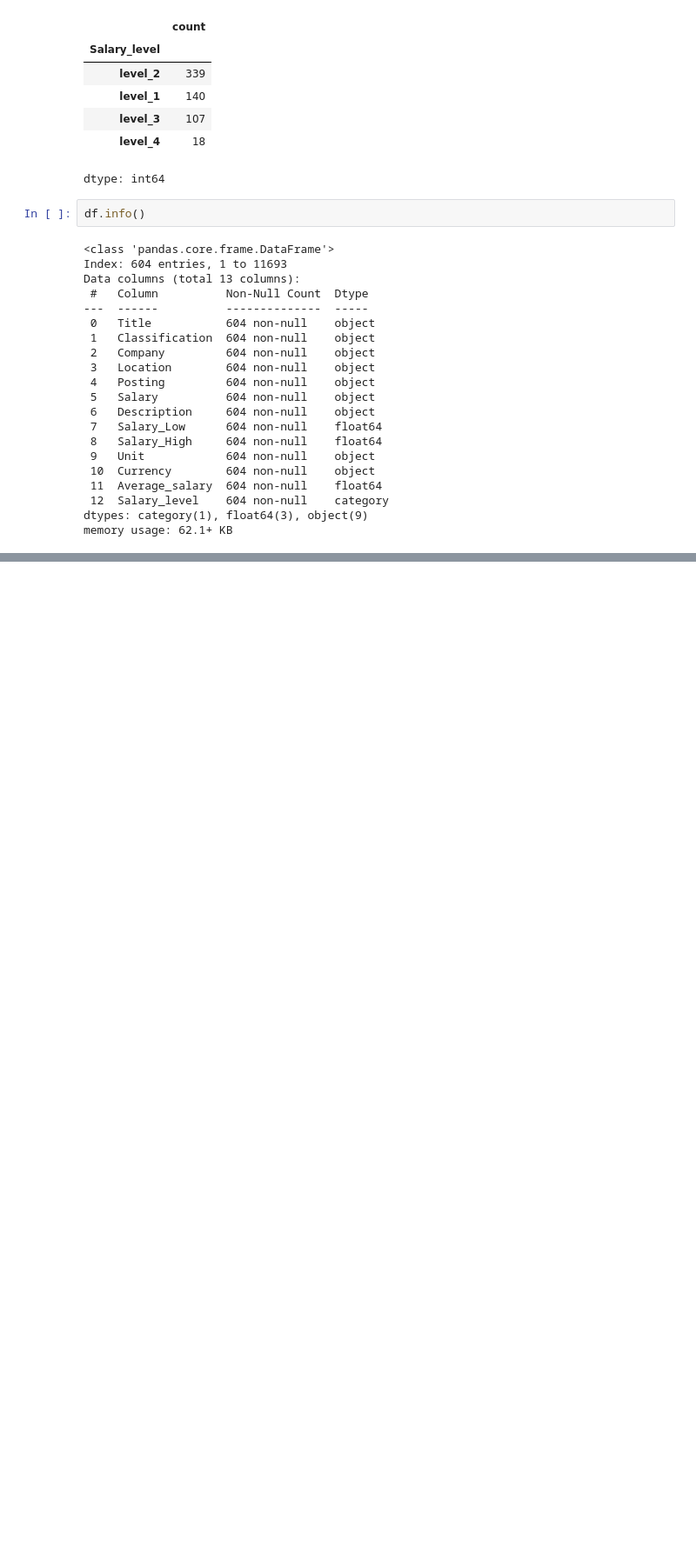
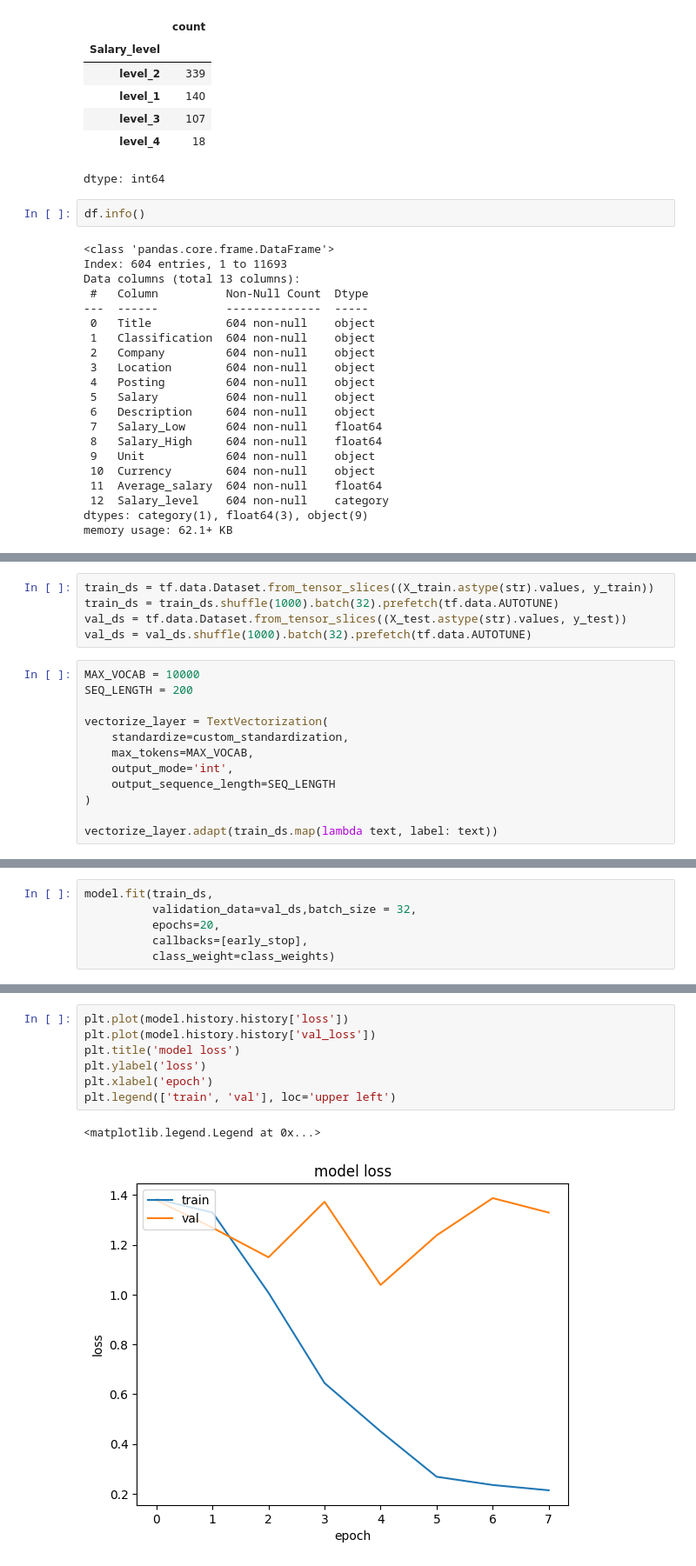
Before and after one commit to Jasman123/Web_scraping_and_Job_Analyze, a Jupyter notebook: Github_Project_WebScraping_Cities_featues.ipynb, the cells around one changed output, grey strips where cells are left out. Shown: that part at 87% size. Saved outputs shown, nothing was run; the diff lists cells and outputs as text; blank space fills up the shorter version.

```diff
--- a/Github_Project_WebScraping_Cities_featues.ipynb
+++ b/Github_Project_WebScraping_Cities_featues.ipynb
@@ -339,0 +263,17 @@ weighted avg       0.56      0.54      0.54       121
+# %%
+train_ds = tf.data.Dataset.from_tensor_slices((X_train.astype(str).values, y_train))
+train_ds = train_ds.shuffle(1000).batch(32).prefetch(tf.data.AUTOTUNE)
+val_ds = tf.data.Dataset.from_tensor_slices((X_test.astype(str).values, y_test))
+val_ds = val_ds.shuffle(1000).batch(32).prefetch(tf.data.AUTOTUNE)
+# %%
+MAX_VOCAB = 10000
+SEQ_LENGTH = 200
+
+vectorize_layer = TextVectorization(
+    standardize=custom_standardization,
+    max_tokens=MAX_VOCAB,
+    output_mode='int',
+    output_sequence_length=SEQ_LENGTH
+)
+
+vectorize_layer.adapt(train_ds.map(lambda text, label: text))
@@ -339,0 +320,6 @@ weighted avg       0.56      0.54      0.54       121
+# %%
+model.fit(train_ds,
+          validation_data=val_ds,batch_size = 32,
+          epochs=20,
+          callbacks=[early_stop],
+          class_weight=class_weights)
@@ -339,0 +344,10 @@ weighted avg       0.56      0.54      0.54       121
+# %%
+plt.plot(model.history.history['loss'])
+plt.plot(model.history.history['val_loss'])
+plt.title('model loss')
+plt.ylabel('loss')
+plt.xlabel('epoch')
+plt.legend(['train', 'val'], loc='upper left')
+# %% [output]
+<matplotlib.legend.Legend at 0x...>
+[figure, added]
```
Also changed, not shown: parts of 22 cells of this notebook.
